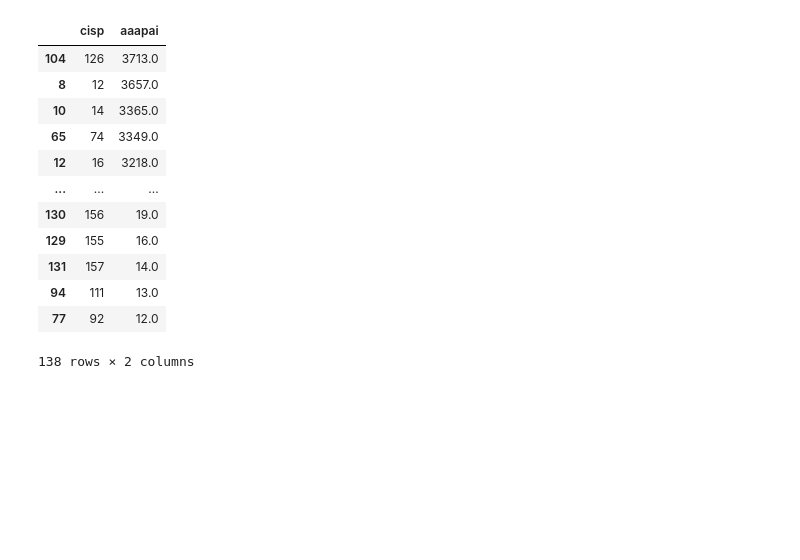
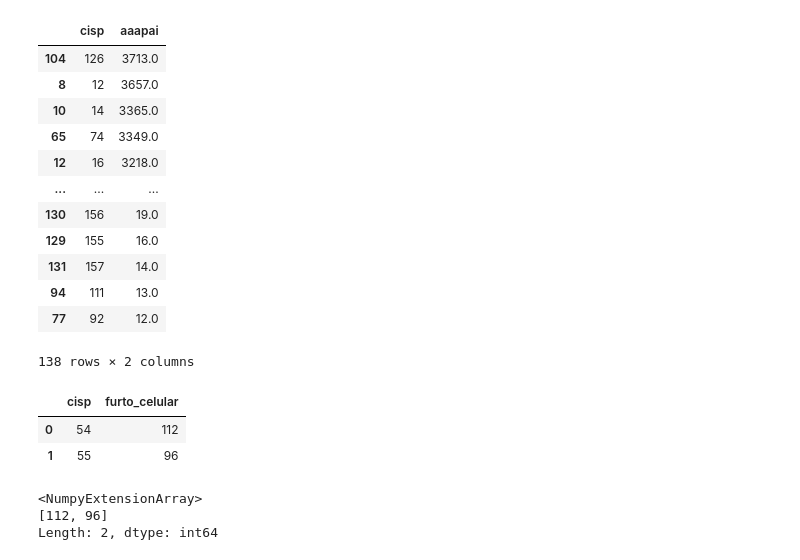
Before and after one commit to PedroRVenturini/UC2, a Jupyter notebook: Inspdadosrj.ipynb, the cells around one changed output. Cells and saved outputs as stored; diff of their text form; code cells hidden in the pictures; blank space fills up the shorter version.

```diff
--- a/Inspdadosrj.ipynb
+++ b/Inspdadosrj.ipynb
@@ -143,3 +160,26 @@ df_aaapai_dp
 | 94 | 111 | 13.0 |
 | 77 | 92 | 12.0 |
 138 rows × 2 columns
+# %%
+munic_pedido = ['Belford Roxo', 'Nova Iguacu', 'Queimados']
+
+df_bel_nov_quei = df.loc[(df['munic'].isin(munic_pedido)) & (df['ano'] == 2025)]
+
+df_furto_cel_dp_belford = df_bel_nov_quei.groupby('cisp')['furto_celular'].sum().reset_index()
+
+df_furto_cel_dp_belford = df_furto_cel_dp_belford.sort_values(
+    by='furto_celular', ascending=False
+)
+
+df_furto_cel_dp_belford
+# %% [output]
+|  | cisp | furto_celular |
+| 0 | 54 | 112 |
+| 1 | 55 | 96 |
+# %%
+array_furto_cel_dp = np.array(df_furto_cel_dp_belford['furto_celular'])
+array_furto_cel_dp
+# %% [output]
+<NumpyExtensionArray>
+[112, 96]
+Length: 2, dtype: int64
```
Also changed, not shown: parts of 2 cells of this notebook.
